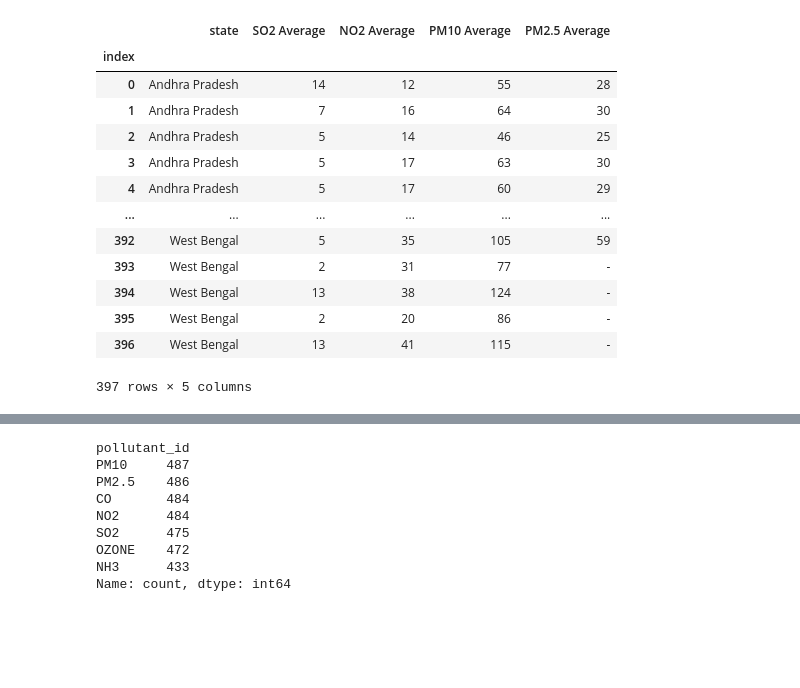
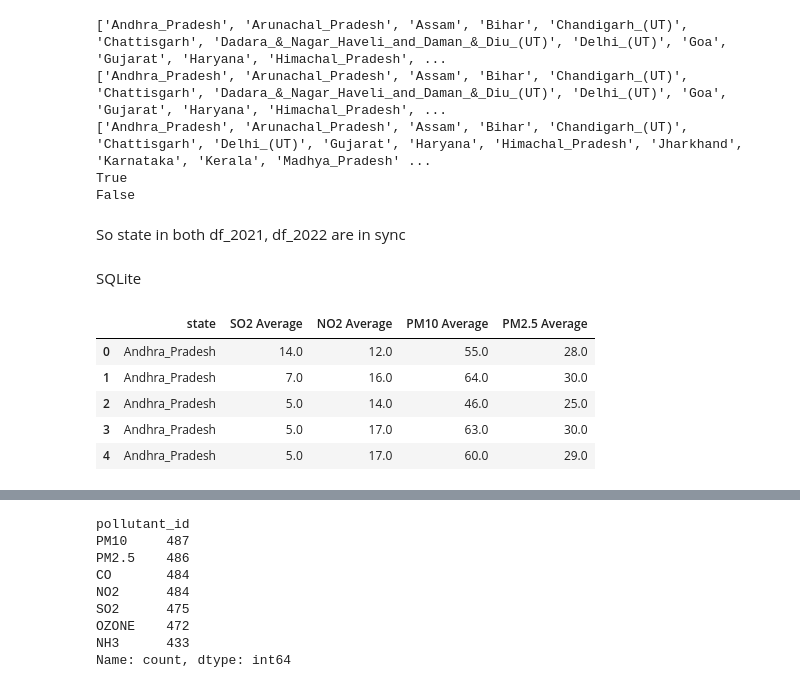
Before and after one commit to latheeshpoondla/Project, a Jupyter notebook: DSProject.ipynb, the cells around one changed output, grey strips where cells are left out. Cells and saved outputs as stored; diff of their text form; code cells hidden in the pictures; blank space fills up the shorter version.

```diff
--- a/DSProject.ipynb
+++ b/DSProject.ipynb
@@ -75,5 +82,0 @@ display(df_2021)
-# %%
-df_2021.rename(columns={'State / Union Territory ':'state', 'City / town / village ':'city', 'Annual Average SO2':'SO2 Average'}, inplace=True)
-df_2021.rename(columns={'Annual Average NO2':'NO2 Average', 'Annual Average PM10':'PM10 Average', 'Annual Average PM2.5':'PM2.5 Average'}, inplace=True)
-df_2021.index.name = 'index'
-display(df_2021)
@@ -94,0 +91,6 @@ display(df_2021)
+# %%
+#cleaning state names
+df_2021['state'] = df_2021['state'].str.replace(" ", "_")
+df_2021['state'] = df_2021['state'].str.rstrip('_')
+df_2021['state'] = df_2021['state'].str.replace("Pondicherry_(UT)", "Puducherry_(UT)")
+display(df_2021.head())
@@ -94,0 +129,19 @@ display(df_2021)
+# %%
+currentdf['state'] = currentdf['state'].str.replace(" ", "_")
+currentdf['state'] = currentdf['state'].str.rstrip('_')
+currentdf['state'] = currentdf['state'].str.replace('Chandigarh', 'Chandigarh_(UT)')
+currentdf['state'] = currentdf['state'].str.replace('Chhattisgarh', 'Chattisgarh')
+currentdf['state'] = currentdf['state'].str.replace('Delhi', 'Delhi_(UT)')
+currentdf['state'] = currentdf['state'].str.replace('Jammu_and_Kashmir', 'Jammu_&_Kashmir_(UT)')
+currentdf['state'] = currentdf['state'].str.replace('Puducherry', 'Puducherry_(UT)')
+states(currentdf, df_2021, df_2022)
+# %% [output]
+['Andhra_Pradesh', 'Arunachal_Pradesh', 'Assam', 'Bihar', 'Chandigarh_(UT)', 'Chattisgarh', 'Dadara_&_Nagar_Haveli_and_Daman_&_Diu_(UT)', 'Delhi_(UT)', 'Goa', 'Gujarat', 'Haryana', 'Himachal_Pradesh', ...
+['Andhra_Pradesh', 'Arunachal_Pradesh', 'Assam', 'Bihar', 'Chandigarh_(UT)', 'Chattisgarh', 'Dadara_&_Nagar_Haveli_and_Daman_&_Diu_(UT)', 'Delhi_(UT)', 'Goa', 'Gujarat', 'Haryana', 'Himachal_Pradesh', ...
+['Andhra_Pradesh', 'Arunachal_Pradesh', 'Assam', 'Bihar', 'Chandigarh_(UT)', 'Chattisgarh', 'Delhi_(UT)', 'Gujarat', 'Haryana', 'Himachal_Pradesh', 'Jharkhand', 'Karnataka', 'Kerala', 'Madhya_Pradesh' ...
+True
+False
+# %% [markdown]
+So state in both df_2021, df_2022 are in sync
+# %% [markdown]
+SQLite
@@ -95,18 +160,10 @@ display(df_2021)
 # %%
-df_2021 = df_2021.drop(columns=['city'])
-display(df_2021)
+mod_df_2021 = df_2021.drop(columns=['city'])
+display(mod_df_2021.head())
 # %% [output]
 |  | state | SO2 Average | NO2 Average | PM10 Average | PM2.5 Average |
-| index |  |  |  |  |  |
-| 0 | Andhra Pradesh | 14 | 12 | 55 | 28 |
-| 1 | Andhra Pradesh | 7 | 16 | 64 | 30 |
-| 2 | Andhra Pradesh | 5 | 14 | 46 | 25 |
-| 3 | Andhra Pradesh | 5 | 17 | 63 | 30 |
-| 4 | Andhra Pradesh | 5 | 17 | 60 | 29 |
-| ... | ... | ... | ... | ... | ... |
-| 392 | West Bengal | 5 | 35 | 105 | 59 |
-| 393 | West Bengal | 2 | 31 | 77 | - |
-| 394 | West Bengal | 13 | 38 | 124 | - |
-| 395 | West Bengal | 2 | 20 | 86 | - |
-| 396 | West Bengal | 13 | 41 | 115 | - |
+| 0 | Andhra_Pradesh | 14.0 | 12.0 | 55.0 | 28.0 |
+| 1 | Andhra_Pradesh | 7.0 | 16.0 | 64.0 | 30.0 |
+| 2 | Andhra_Pradesh | 5.0 | 14.0 | 46.0 | 25.0 |
+| 3 | Andhra_Pradesh | 5.0 | 17.0 | 63.0 | 30.0 |
+| 4 | Andhra_Pradesh | 5.0 | 17.0 | 60.0 | 29.0 |
-397 rows × 5 columns
```
Also changed, not shown: parts of 40 cells of this notebook, 3 other files.
